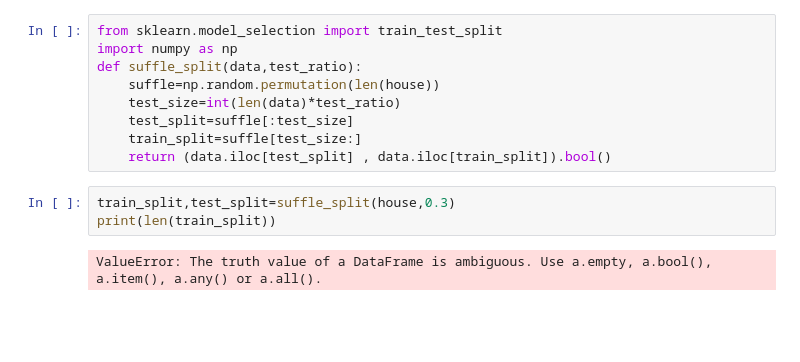
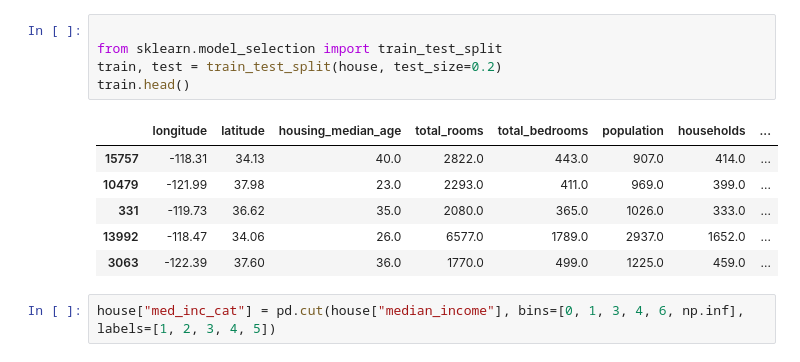
Before and after one commit to samay902/30-DAY-PROJECTHONN, a Jupyter notebook: p-6/mainnotebook.ipynb, the cells around one changed output. Saved outputs shown, nothing was run; the diff lists cells and outputs as text; blank space fills up the shorter version.

```diff
--- a/p-6/mainnotebook.ipynb
+++ b/p-6/mainnotebook.ipynb
@@ -31,14 +59,14 @@ plt.show()
-# %%
-from sklearn.model_selection import train_test_split
-import numpy as np
-def suffle_split(data,test_ratio):
-    suffle=np.random.permutation(len(house))
-    test_size=int(len(data)*test_ratio)
-    test_split=suffle[:test_size]
-    train_split=suffle[test_size:]
-    return (data.iloc[test_split] , data.iloc[train_split]).bool()
-# %%
-train_split,test_split=suffle_split(house,0.3)
-print(len(train_split))
-# %% [output]
-ValueError: The truth value of a DataFrame is ambiguous. Use a.empty, a.bool(), a.item(), a.any() or a.all().
+# %%
+
+from sklearn.model_selection import train_test_split
+train, test = train_test_split(house, test_size=0.2)
+train.head()
+# %% [output]
+|  | longitude | latitude | housing_median_age | total_rooms | total_bedrooms | population | households | ... |
+| 15757 | -118.31 | 34.13 | 40.0 | 2822.0 | 443.0 | 907.0 | 414.0 | ... |
+| 10479 | -121.99 | 37.98 | 23.0 | 2293.0 | 411.0 | 969.0 | 399.0 | ... |
+| 331 | -119.73 | 36.62 | 35.0 | 2080.0 | 365.0 | 1026.0 | 333.0 | ... |
+| 13992 | -118.47 | 34.06 | 26.0 | 6577.0 | 1789.0 | 2937.0 | 1652.0 | ... |
+| 3063 | -122.39 | 37.60 | 36.0 | 1770.0 | 499.0 | 1225.0 | 459.0 | ... |
+# %%
+house["med_inc_cat"] = pd.cut(house["median_income"], bins=[0, 1, 3, 4, 6, np.inf], labels=[1, 2, 3, 4, 5])
```
Also changed, not shown: parts of 10 cells of this notebook, 2 other files.
